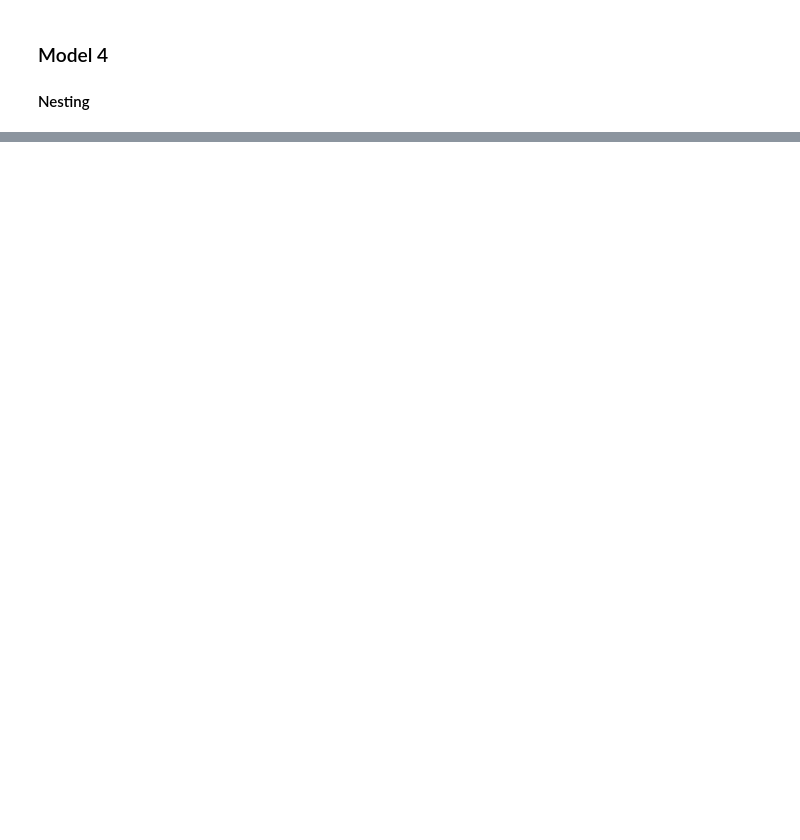
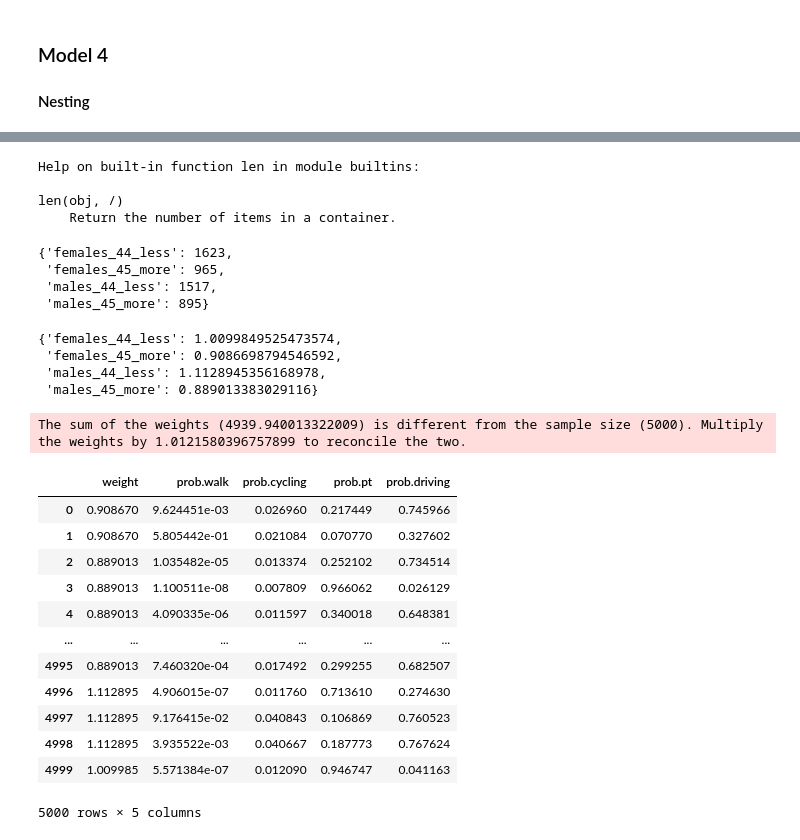
Before and after one commit to alexander-dybdahl/MMB-Assignment-1, a Jupyter notebook: assignment MMB.ipynb, the cells around one changed output, grey strips where cells are left out. Cells and saved outputs as stored; diff of their text form; code cells hidden in the pictures; blank space fills up the shorter version.

```diff
--- a/assignment MMB.ipynb
+++ b/assignment MMB.ipynb
@@ -14,7 +14,7 @@ import scipy.stats as st
 # %% [markdown]
 ### Loading data
 # %%
-df = pd.read_csv("lpmc03.dat", delimiter='\t')
+df = pd.read_csv("lpmc07.dat", delimiter='\t')
 # %% [markdown]
 ## Tasks
 # %% [markdown]
@@ -734,0 +724,65 @@ Final log-likelihood: 3590.7969420037143
+# %%
+help(len)
+# %% [output]
+Help on built-in function len in module builtins:
+
+len(obj, /)
+    Return the number of items in a container.
+# %%
+strata
+# %% [output]
+{'females_44_less': 1623,
+ 'females_45_more': 965,
+ 'males_44_less': 1517,
+ 'males_45_more': 895}
+# %%
+weights
+# %% [output]
+{'females_44_less': 1.0099849525473574,
+ 'females_45_more': 0.9086698794546592,
+ 'males_44_less': 1.1128945356168978,
+ 'males_45_more': 0.889013383029116}
+# %%
+# insert weight as a new column
+mask_ = {"females_44_less": (df['age']<=40)&(df['female']==1),
+         "females_45_more": (df['age']>=41)&(df['female']==1),
+         "males_44_less": (df['age']<=40)&(df['female']==0),
+         "males_45_more": (df['age']>=41)&(df['female']==0)}
+df['weight'] = 0
+for k, v in mask_.items():
+    df.loc[v, 'weight'] = weights[k]
+# %%
+# market share simulated
+database = db.Database('LPMC', df)
+
+weight = Variable('weight')
+prob_walk = models.cnl(V, None, nests, 1)
+prob_cycling = models.cnl(V, None, nests, 2)
+prob_pt = models.cnl(V, None, nests, 3)
+prob_driving = models.cnl(V, None, nests, 4)
+simulate = {
+    'weight': weight,
+    'prob.walk': prob_walk,
+    'prob.cycling': prob_cycling,
+    'prob.pt': prob_pt,
+    'prob.driving': prob_driving
+}
+
+biosim = bio.BIOGEME(database, simulate)
+simulated_values = biosim.simulate(results_model_4_cross.getBetaValues())
+simulated_values
+# %% [output]
+The sum of the weights (4939.940013322009) is different from the sample size (5000). Multiply the weights by 1.0121580396757899 to reconcile the two.
+|  | weight | prob.walk | prob.cycling | prob.pt | prob.driving |
+| 0 | 0.908670 | 9.624451e-03 | 0.026960 | 0.217449 | 0.745966 |
+| 1 | 0.908670 | 5.805442e-01 | 0.021084 | 0.070770 | 0.327602 |
+| 2 | 0.889013 | 1.035482e-05 | 0.013374 | 0.252102 | 0.734514 |
+| 3 | 0.889013 | 1.100511e-08 | 0.007809 | 0.966062 | 0.026129 |
+| 4 | 0.889013 | 4.090335e-06 | 0.011597 | 0.340018 | 0.648381 |
+| ... | ... | ... | ... | ... | ... |
+| 4995 | 0.889013 | 7.460320e-04 | 0.017492 | 0.299255 | 0.682507 |
+| 4996 | 1.112895 | 4.906015e-07 | 0.011760 | 0.713610 | 0.274630 |
+| 4997 | 1.112895 | 9.176415e-02 | 0.040843 | 0.106869 | 0.760523 |
+| 4998 | 1.112895 | 3.935522e-03 | 0.040667 | 0.187773 | 0.767624 |
+| 4999 | 1.009985 | 5.571384e-07 | 0.012090 | 0.946747 | 0.041163 |
+5000 rows × 5 columns
```
Also changed, not shown: parts of 49 cells of this notebook.
